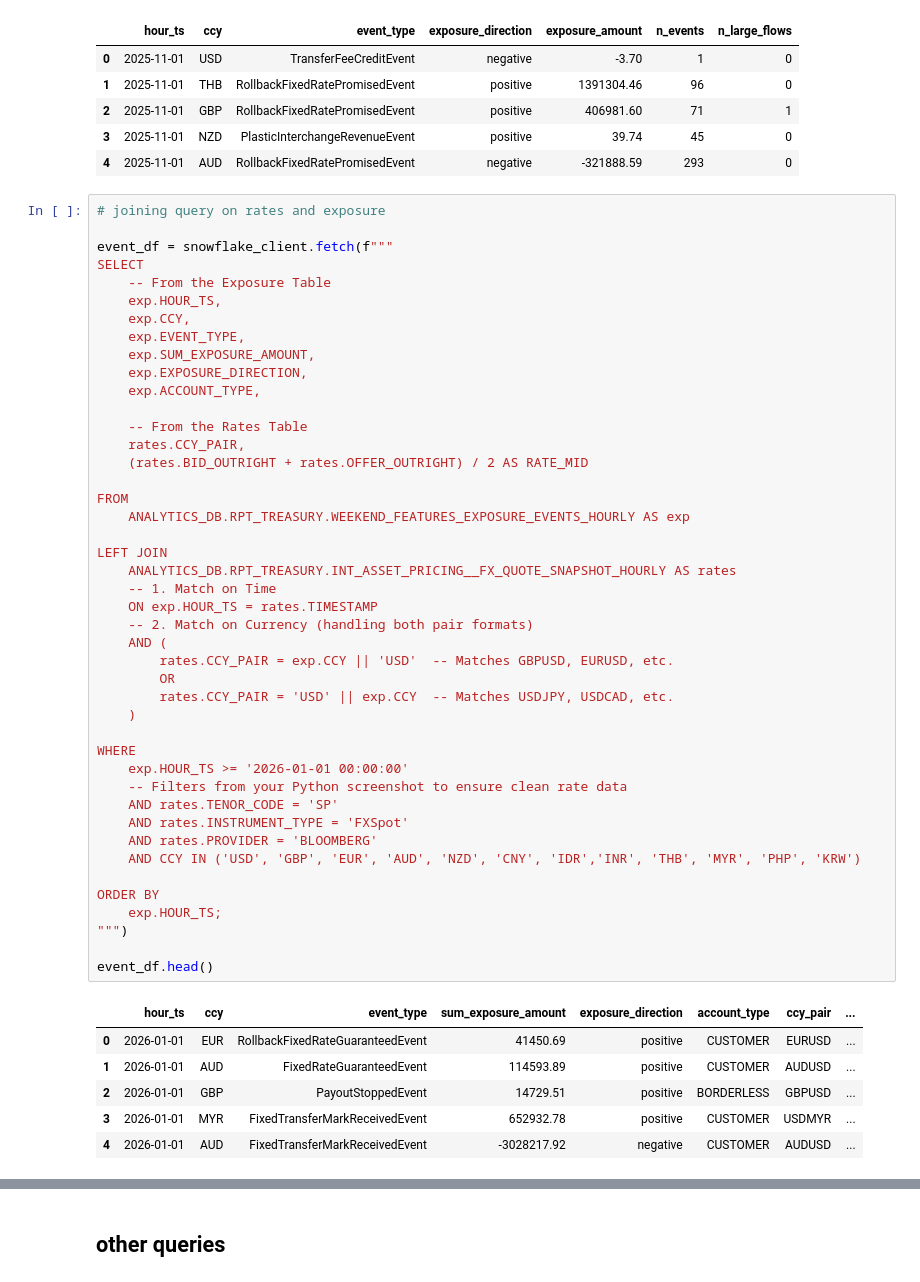
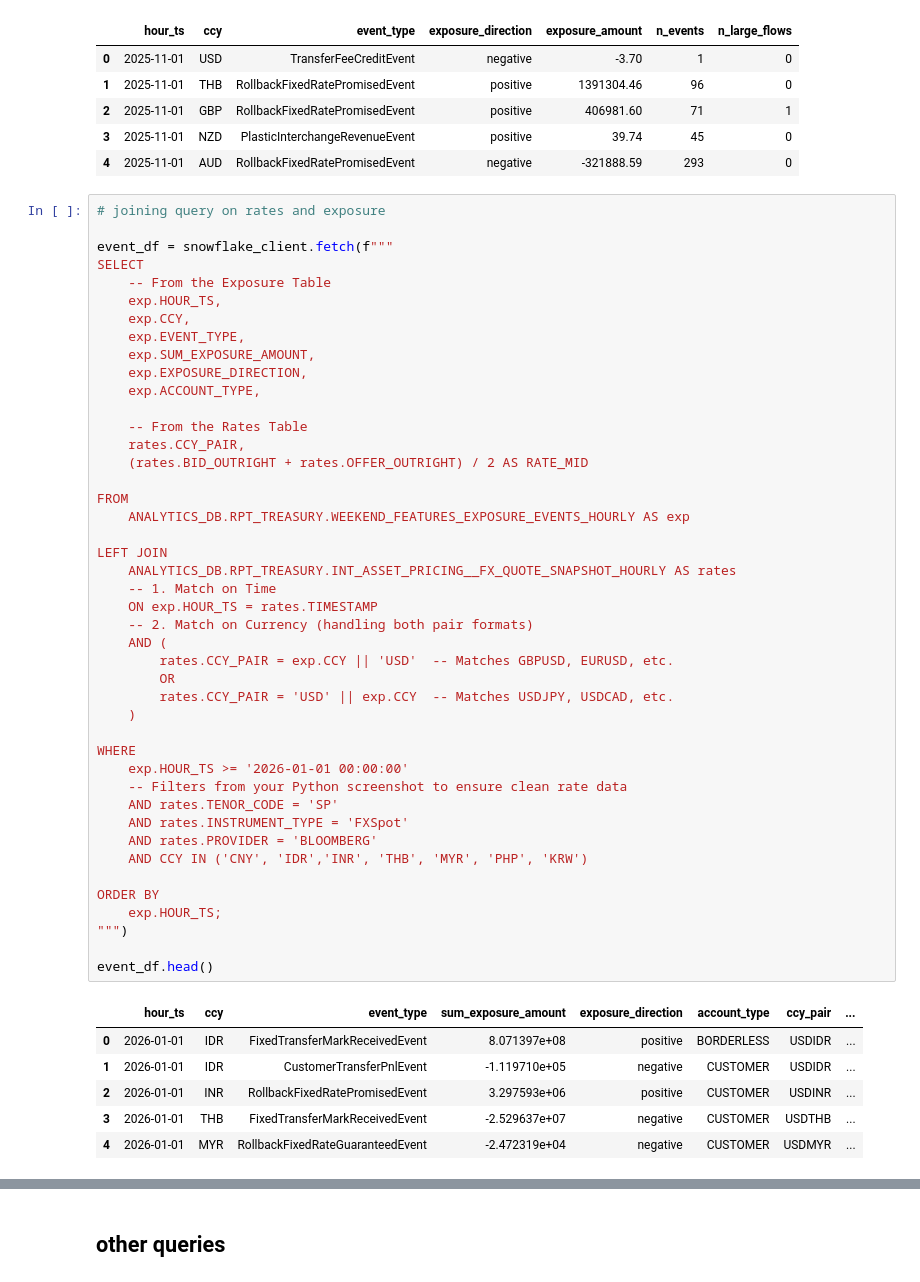
Before and after one commit to joshuachoy0711/projects, a Jupyter notebook: exposure_change/exposure_change.ipynb, the cells around one changed output, grey strips where cells are left out. Saved outputs shown, nothing was run; the diff lists cells and outputs as text.

```diff
--- a/exposure_change/exposure_change.ipynb
+++ b/exposure_change/exposure_change.ipynb
@@ -87,39 +85,39 @@ SELECT
     (rates.BID_OUTRIGHT + rates.OFFER_OUTRIGHT) / 2 AS RATE_MID
 
 FROM
     ANALYTICS_DB.RPT_TREASURY.WEEKEND_FEATURES_EXPOSURE_EVENTS_HOURLY AS exp
 
 LEFT JOIN
     ANALYTICS_DB.RPT_TREASURY.INT_ASSET_PRICING__FX_QUOTE_SNAPSHOT_HOURLY AS rates
     -- 1. Match on Time
     ON exp.HOUR_TS = rates.TIMESTAMP
     -- 2. Match on Currency (handling both pair formats)
     AND (
         rates.CCY_PAIR = exp.CCY || 'USD'  -- Matches GBPUSD, EURUSD, etc.
         OR
         rates.CCY_PAIR = 'USD' || exp.CCY  -- Matches USDJPY, USDCAD, etc.
     )
 
 WHERE
     exp.HOUR_TS >= '2026-01-01 00:00:00'
     -- Filters from your Python screenshot to ensure clean rate data
     AND rates.TENOR_CODE = 'SP'
     AND rates.INSTRUMENT_TYPE = 'FXSpot'
     AND rates.PROVIDER = 'BLOOMBERG'
-    AND CCY IN ('USD', 'GBP', 'EUR', 'AUD', 'NZD', 'CNY', 'IDR','INR', 'THB', 'MYR', 'PHP', 'KRW')
+    AND CCY IN ('CNY', 'IDR','INR', 'THB', 'MYR', 'PHP', 'KRW')
 
 ORDER BY
     exp.HOUR_TS;
 """)
 
 event_df.head()
 # %% [output]
 |  | hour_ts | ccy | event_type | sum_exposure_amount | exposure_direction | account_type | ccy_pair | ... |
-| 0 | 2026-01-01 | EUR | RollbackFixedRateGuaranteedEvent | 41450.69 | positive | CUSTOMER | EURUSD | ... |
-| 1 | 2026-01-01 | AUD | FixedRateGuaranteedEvent | 114593.89 | positive | CUSTOMER | AUDUSD | ... |
-| 2 | 2026-01-01 | GBP | PayoutStoppedEvent | 14729.51 | positive | BORDERLESS | GBPUSD | ... |
-| 3 | 2026-01-01 | MYR | FixedTransferMarkReceivedEvent | 652932.78 | positive | CUSTOMER | USDMYR | ... |
-| 4 | 2026-01-01 | AUD | FixedTransferMarkReceivedEvent | -3028217.92 | negative | CUSTOMER | AUDUSD | ... |
+| 0 | 2026-01-01 | IDR | FixedTransferMarkReceivedEvent | 8.071397e+08 | positive | BORDERLESS | USDIDR | ... |
+| 1 | 2026-01-01 | IDR | CustomerTransferPnlEvent | -1.119710e+05 | negative | CUSTOMER | USDIDR | ... |
+| 2 | 2026-01-01 | INR | RollbackFixedRatePromisedEvent | 3.297593e+06 | positive | CUSTOMER | USDINR | ... |
+| 3 | 2026-01-01 | THB | FixedTransferMarkReceivedEvent | -2.529637e+07 | negative | CUSTOMER | USDTHB | ... |
+| 4 | 2026-01-01 | MYR | RollbackFixedRateGuaranteedEvent | -2.472319e+04 | negative | CUSTOMER | USDMYR | ... |
 # %%
 # removing MarketOrder and InternalTransfer events
 
```
Also changed, not shown: parts of 12 cells of this notebook.
